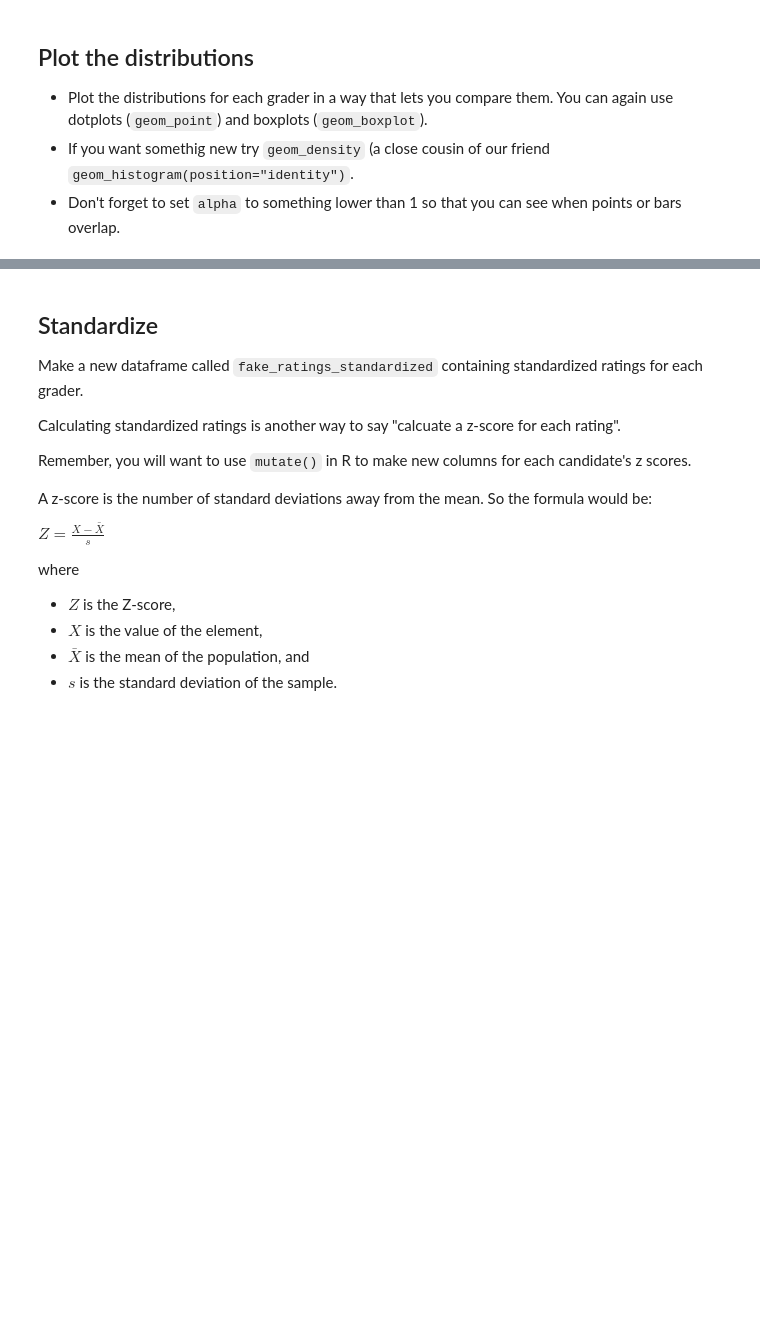
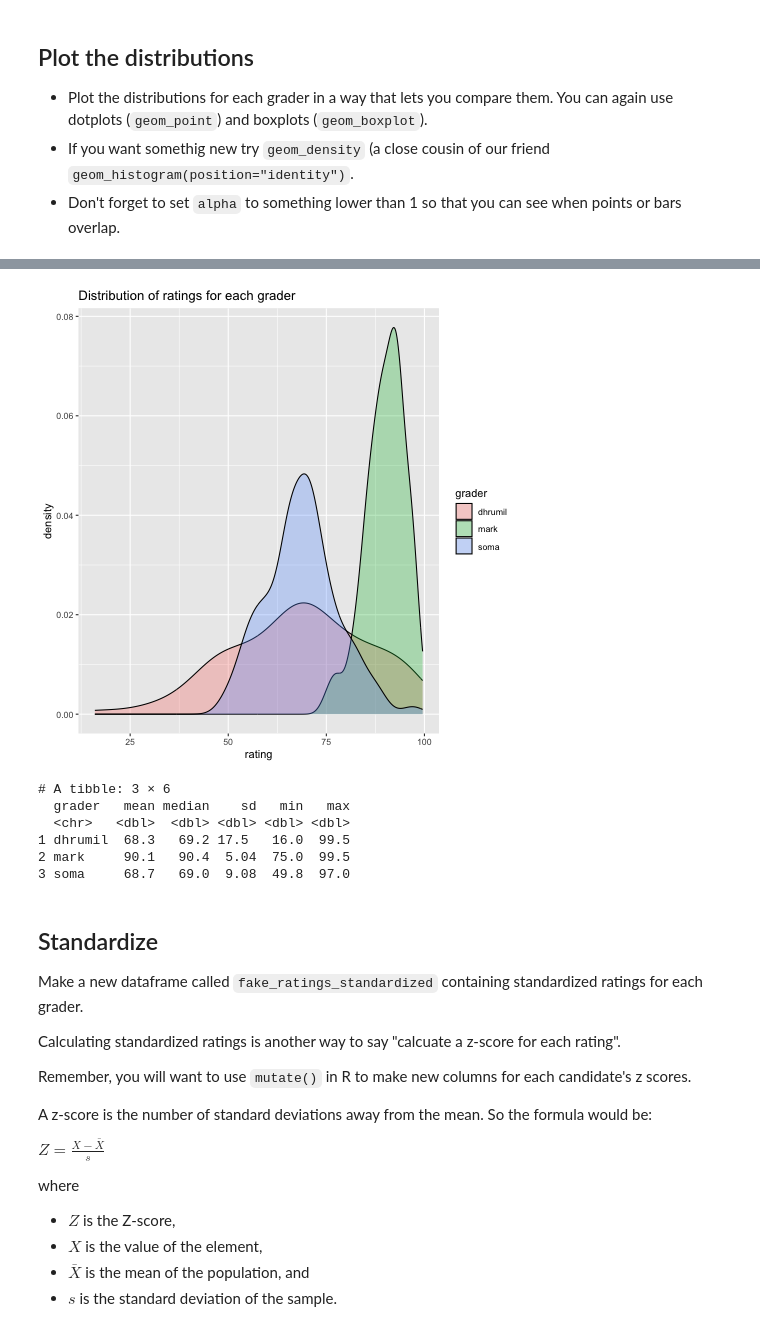
Before and after one commit to mjdanbury/standardizing-data, a Jupyter notebook: notebook.ipynb, the cells around one changed output, grey strips where cells are left out. Cells and saved outputs as stored; diff of their text form; code cells hidden in the pictures; blank space fills up the shorter version.

```diff
--- a/notebook.ipynb
+++ b/notebook.ipynb
@@ -83,7 +187,27 @@ This will prove useful when plotting.
+# %%
+%%R
+
+ggplot(fake_ratings_long) + aes(x = rating, fill = grader) + geom_density(alpha =0.3) + labs(title = "Distribution of ratings for each grader")
+# %% [output]
+[figure, added]
 # %%
 %%R
 
 # get the summary statistics for each grader
+fake_ratings_long %>% group_by(grader) %>% summarise(
+    mean = mean(rating),
+    median = median(rating),
+    sd = sd(rating),
+    min = min(rating),
+    max = max(rating)
+)
+# %% [output]
+# A tibble: 3 × 6
+  grader   mean median    sd   min   max
+  <chr>   <dbl>  <dbl> <dbl> <dbl> <dbl>
+1 dhrumil  68.3   69.2 17.5   16.0  99.5
+2 mark     90.1   90.4  5.04  75.0  99.5
+3 soma     68.7   69.0  9.08  49.8  97.0
 # %% [markdown]
 ## Standardize
 
```
Also changed, not shown: parts of 11 cells of this notebook.
